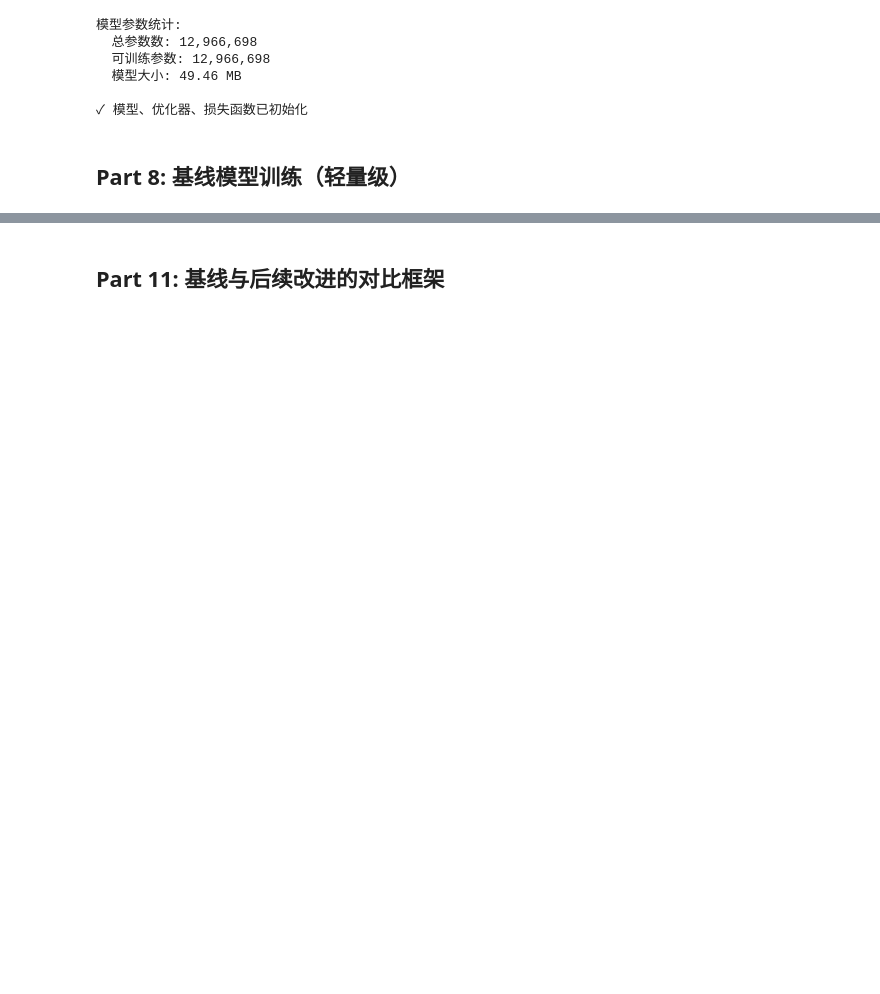
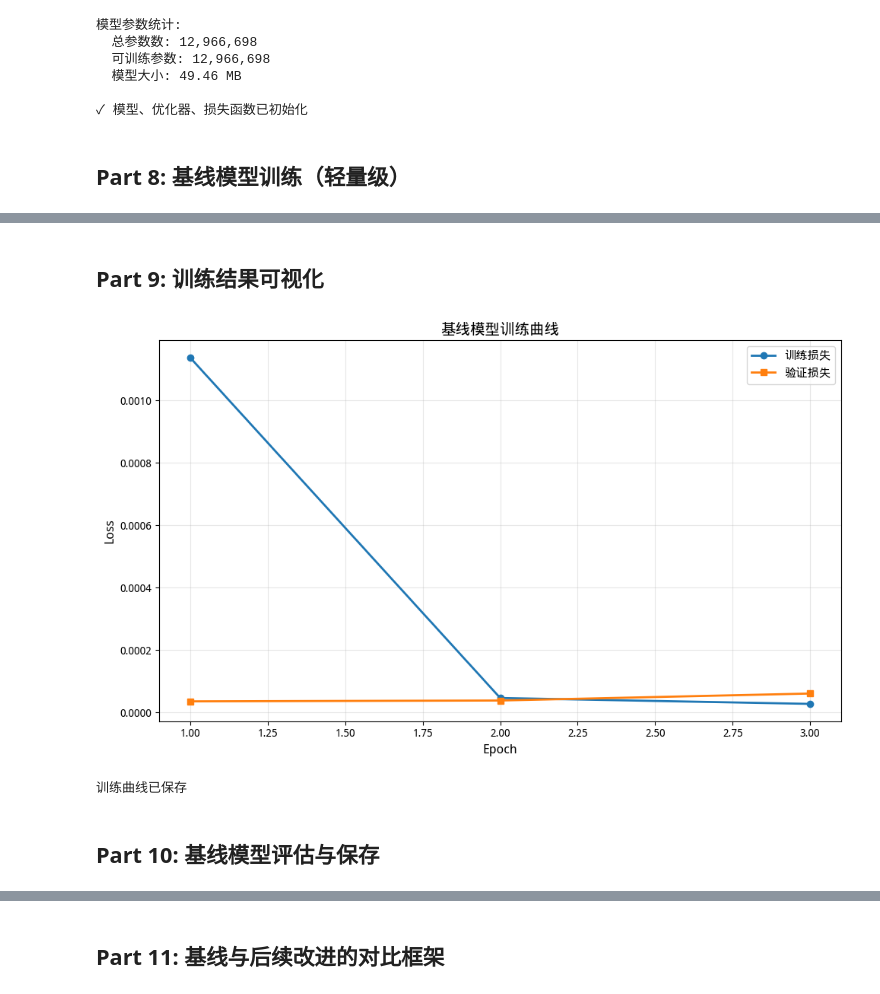
Before and after one commit to Rito-492/detection, a Jupyter notebook: 55230316_基线数据探索与模型构建.ipynb, the cells around one changed output, grey strips where cells are left out. Cells and saved outputs as stored; diff of their text form; code cells hidden in the pictures; blank space fills up the shorter version.

```diff
--- a/55230316_基线数据探索与模型构建.ipynb
+++ b/55230316_基线数据探索与模型构建.ipynb
@@ -690,7 +684,7 @@ print(f"\n✓ 模型、优化器、损失函数已初始化")
 ## Part 8: 基线模型训练（轻量级）
 # %%
 # 训练参数
-num_epochs = 10  # 增加到 10 个 epoch，让模型充分学习
+num_epochs = 3  # 轻量级训练，仅用于基线
 log_interval = 50
 
 training_history = {
@@ -700,12 +694,6 @@ training_history = {
 }
 
 print("开始基线模型训练...\n")
-print(f"训练配置:")
-print(f"  - Epoch: {num_epochs}")
-print(f"  - Batch size: {batch_size}")
-print(f"  - 学习率：1e-4")
-print(f"  - 损失权重：conf={loss_fn.lambda_conf}, loc={loss_fn.lambda_loc}, cls={loss_fn.lambda_cls}")
-print()
 
 for epoch in range(num_epochs):
     # 训练阶段
@@ -715,12 +703,11 @@ for epoch in range(num_epochs):
 
     for batch_idx, batch in enumerate(train_loader):
         images = batch['image'].to(device)
-        targets = batch['targets'].to(device)
 
         # Forward
         optimizer.zero_grad()
         predictions = model(images)
-        loss = loss_fn(predictions, targets)
+        loss = loss_fn(predictions, batch['targets'])
 
         # Backward
         loss.backward()
@@ -740,9 +727,8 @@ for epoch in range(num_epochs):
     with torch.no_grad():
         for batch in val_loader:
             images = batch['image'].to(device)
-            targets = batch['targets'].to(device)
             predictions = model(images)
-            loss = loss_fn(predictions, targets)
+            loss = loss_fn(predictions, batch['targets'])
             val_loss_epoch += loss.item()
             num_val_batches += 1
 
@@ -755,14 +741,8 @@ for epoch in range(num_epochs):
     training_history['val_loss'].append(avg_val_loss)
 
     print(f"\nEpoch {epoch+1} 总结:")
-    print(f"  平均训练损失：{avg_train_loss:.4f}")
-    print(f"  平均验证损失：{avg_val_loss:.4f}")
-
-    # 学习率衰减
-    if (epoch + 1) % 5 == 0:
-        for param_group in optimizer.param_groups:
-            param_group['lr'] *= 0.5
-        print(f"  学习率衰减至：{optimizer.param_groups[0]['lr']:.6f}")
+    print(f"  平均训练损失: {avg_train_loss:.4f}")
+    print(f"  平均验证损失: {avg_val_loss:.4f}")
     print()
 
 print("✓ 基线模型训练完成")
@@ -944,2 +754,27 @@ print("✓ mAP 评估函数定义完成")
+# %% [markdown]
+## Part 9: 训练结果可视化
+# %%
+# 绘制训练曲线
+fig, ax = plt.subplots(figsize=(10, 6))
+
+ax.plot(training_history['epoch'], training_history['train_loss'], 'o-', linewidth=2, label='训练损失', markersize=6)
+ax.plot(training_history['epoch'], training_history['val_loss'], 's-', linewidth=2, label='验证损失', markersize=6)
+
+ax.set_xlabel('Epoch', fontsize=12)
+ax.set_ylabel('Loss', fontsize=12)
+ax.set_title('基线模型训练曲线', fontsize=14, fontweight='bold')
+ax.legend(fontsize=11)
+ax.grid(True, alpha=0.3)
+
+plt.tight_layout()
+plt.savefig('str(FIGURES_DIR / training_curve'.png')', dpi=150, bbox_inches='tight')
+plt.show()
+
+print("训练曲线已保存")
+# %% [output]
+[figure, added]
+训练曲线已保存
+# %% [markdown]
+## Part 10: 基线模型评估与保存
 # %%
 # 评估指标统计
```
Also changed, not shown: parts of 22 cells of this notebook.
